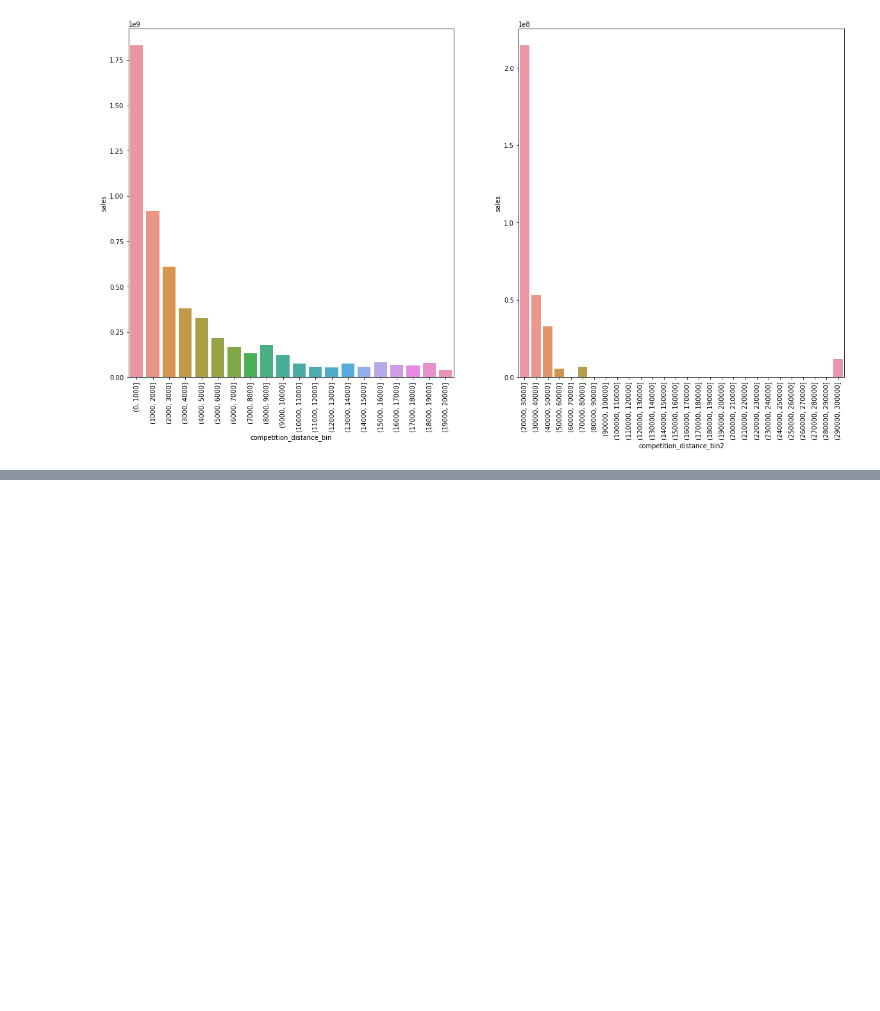
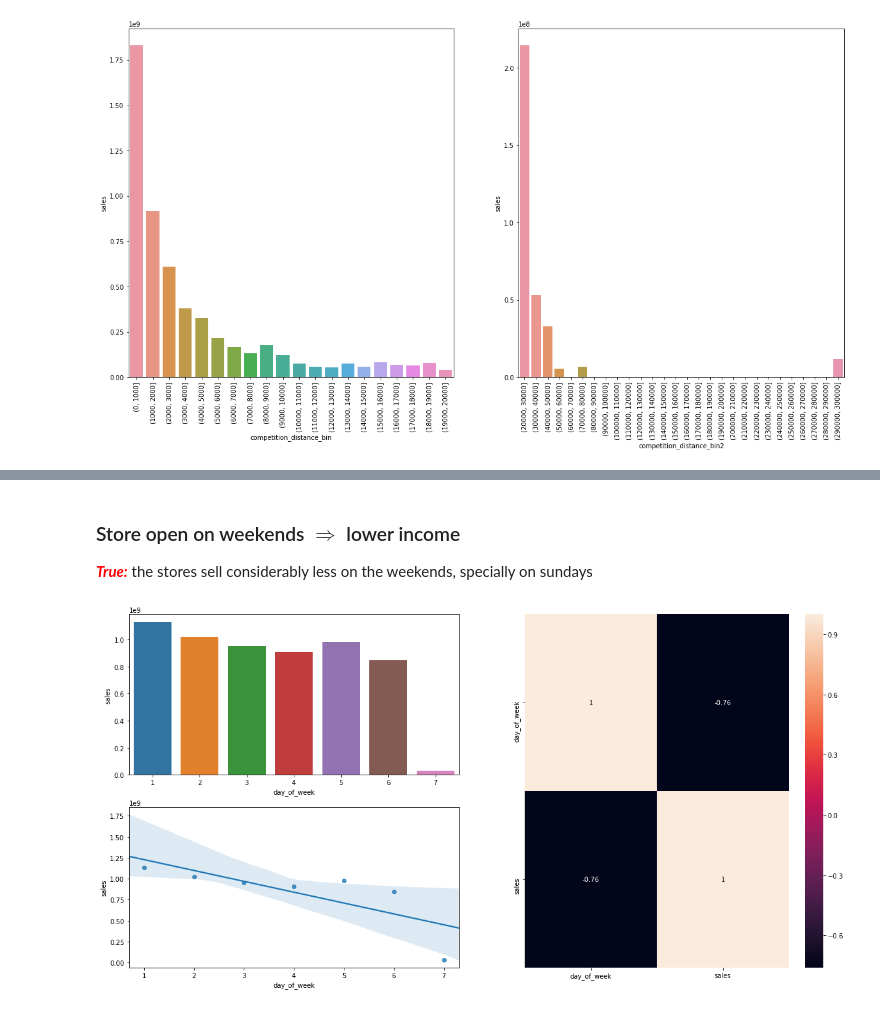
Before and after one commit to CleitonAmbrosio/Rossmann-Stores-Sales-Forecast, a Jupyter notebook: notebooks/cycle1_store_sales_prediction.ipynb, the cells around one changed output, grey strips where cells are left out. Saved outputs shown, nothing was run; the diff lists cells and outputs as text; code cells hidden in the pictures; blank space fills up the shorter version.

```diff
--- a/notebooks/cycle1_store_sales_prediction.ipynb
+++ b/notebooks/cycle1_store_sales_prediction.ipynb
@@ -634,0 +791,17 @@ plt.xticks( rotation=90 );
+# %% [markdown]
+### Store open on weekends $\Rightarrow$ lower income
+_**<span style="color:red">True:</span>**_ the stores sell considerably less on the weekends, specially on sundays
+# %%
+grid = gridspec.GridSpec( 2,2 )
+
+aux = df5.loc[:,['day_of_week','sales']].groupby( 'day_of_week' ).sum().reset_index()
+plt.subplot( grid[0,0] )
+sns.barplot( x='day_of_week', y='sales', data=aux );
+
+plt.subplot( grid[1,0] )
+sns.regplot( x='day_of_week', y='sales', data=aux );
+
+plt.subplot( grid[:,1])
+sns.heatmap( aux.corr( method='pearson' ), annot=True);
+# %% [output]
+[figure, added]
```
Also changed, not shown: parts of 89 cells of this notebook.
